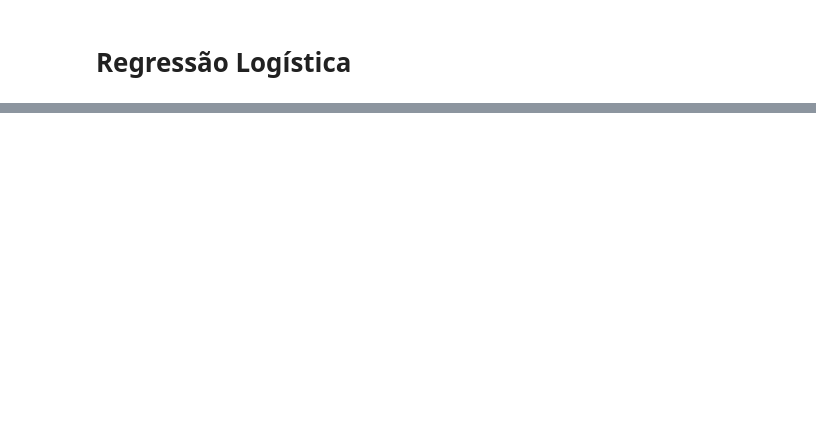
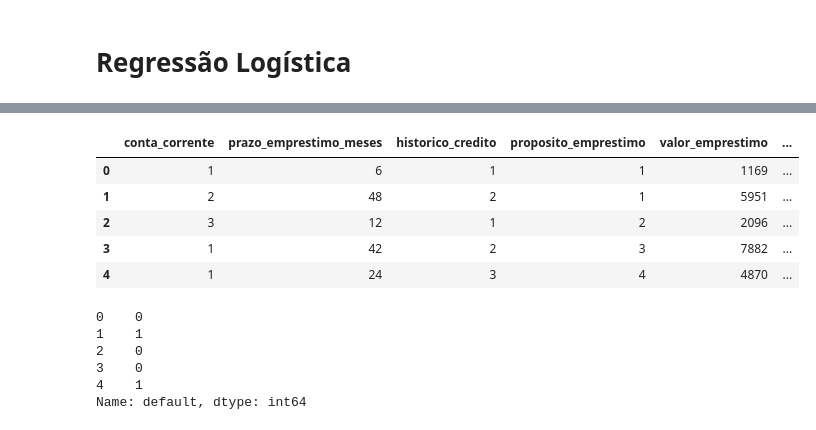
Before and after one commit to romulosilvestre/anacondabank_m, a Jupyter notebook: aula_02.ipynb, the cells around one changed output, grey strips where cells are left out. Drawn from its saved outputs; the diff is of its cells as text; code cells hidden in the pictures; blank space fills up the shorter version.

```diff
--- a/aula_02.ipynb
+++ b/aula_02.ipynb
@@ -44,6 +34,10 @@ df.head()
 | 3 | 0 | < 0 DM | 42 | existing credits paid back duly t... | radio/television | ... |
 | 4 | 1 | < 0 DM | 24 | delay in paying off in the past | car (new) | ... |
 5 rows × 21 columns
+# %%
+# Restaurar o DataFrame original
+
+df = df_original.copy()
 # %%
 df.info()
 # %% [output]
@@ -342,0 +334,24 @@ Successfully installed joblib-1.4.2 scikit-learn-1.5.2 scipy-1.14.1 threadpoolct
+# %%
+# Identificar valores das variáveis independentes
+
+X = df.drop(columns='default')
+X.head()
+# %% [output]
+|  | conta_corrente | prazo_emprestimo_meses | historico_credito | proposito_emprestimo | valor_emprestimo | ... |
+| 0 | 1 | 6 | 1 | 1 | 1169 | ... |
+| 1 | 2 | 48 | 2 | 1 | 5951 | ... |
+| 2 | 3 | 12 | 1 | 2 | 2096 | ... |
+| 3 | 1 | 42 | 2 | 3 | 7882 | ... |
+| 4 | 1 | 24 | 3 | 4 | 4870 | ... |
+# %%
+# definindo o y
+# Identificar valores da variável alvo (target) - varíavel dependente
+y = df['default']
+y.head()
+# %% [output]
+0    0
+1    1
+2    0
+3    0
+4    1
+Name: default, dtype: int64
```
Also changed, not shown: parts of 72 cells of this notebook, 3 other files.
